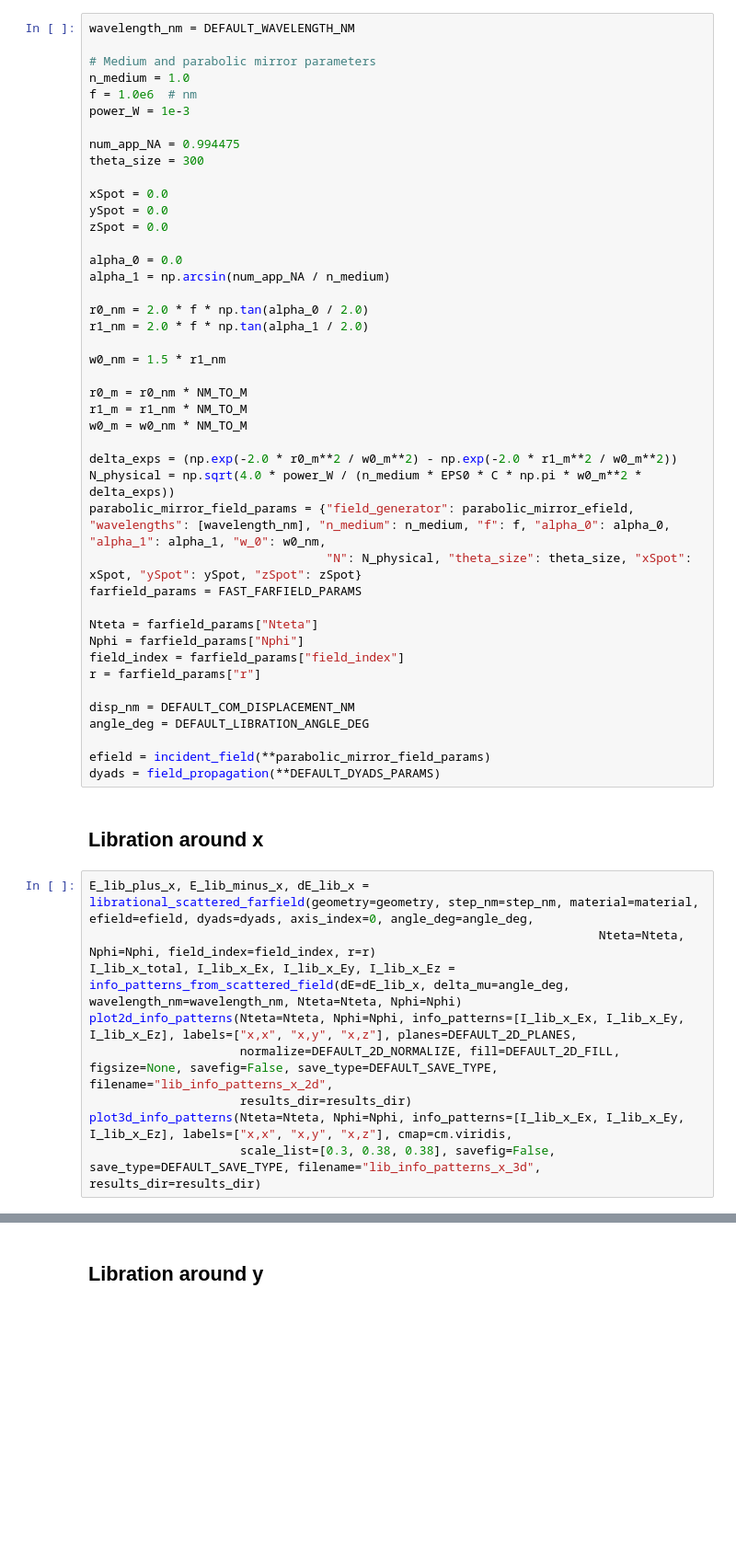
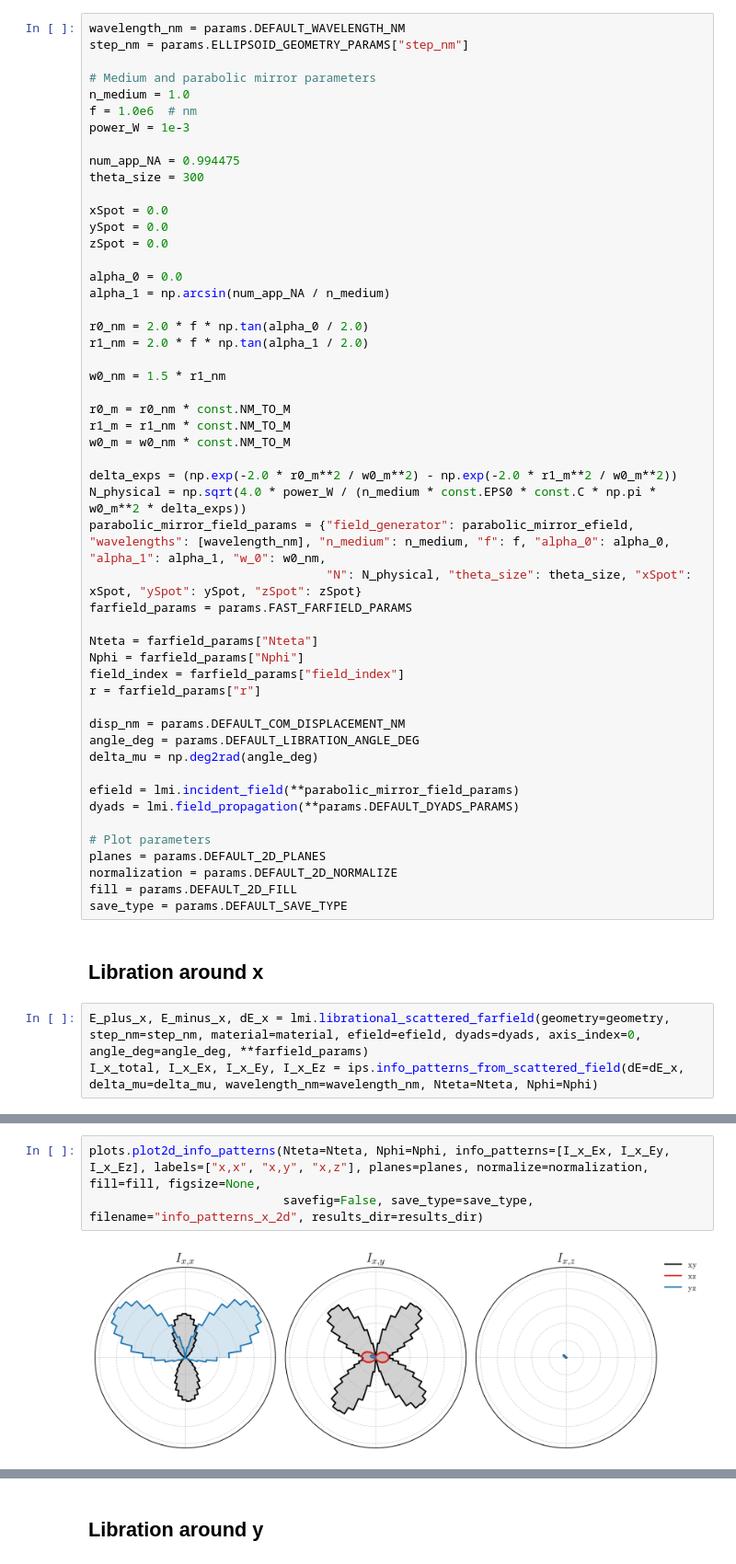
Before and after one commit to barra9408/info-patterns-repo, a Jupyter notebook: notebooks/04_arbitrary_incident_field.ipynb, the cells around one changed output, grey strips where cells are left out. Shown at 92% size. Cells and saved outputs as stored; diff of their text form; blank space fills up the shorter version.

```diff
--- a/notebooks/04_arbitrary_incident_field.ipynb
+++ b/notebooks/04_arbitrary_incident_field.ipynb
@@ -199,7 +199,8 @@ def parabolic_mirror_efield(pos: np.ndarray, env_dict: dict[str, Any], wavelengt
 # %% [markdown]
 ## Optical setup and electromagnetic propagator
 # %%
-wavelength_nm = DEFAULT_WAVELENGTH_NM
+wavelength_nm = params.DEFAULT_WAVELENGTH_NM
+step_nm = params.ELLIPSOID_GEOMETRY_PARAMS["step_nm"]
 
 # Medium and parabolic mirror parameters
 n_medium = 1.0
@@ -221,37 +222,38 @@ r1_nm = 2.0 * f * np.tan(alpha_1 / 2.0)
 
 w0_nm = 1.5 * r1_nm
 
-r0_m = r0_nm * NM_TO_M
-r1_m = r1_nm * NM_TO_M
-w0_m = w0_nm * NM_TO_M
+r0_m = r0_nm * const.NM_TO_M
+r1_m = r1_nm * const.NM_TO_M
+w0_m = w0_nm * const.NM_TO_M
 
 delta_exps = (np.exp(-2.0 * r0_m**2 / w0_m**2) - np.exp(-2.0 * r1_m**2 / w0_m**2))
-N_physical = np.sqrt(4.0 * power_W / (n_medium * EPS0 * C * np.pi * w0_m**2 * delta_exps))
+N_physical = np.sqrt(4.0 * power_W / (n_medium * const.EPS0 * const.C * np.pi * w0_m**2 * delta_exps))
 parabolic_mirror_field_params = {"field_generator": parabolic_mirror_efield, "wavelengths": [wavelength_nm], "n_medium": n_medium, "f": f, "alpha_0": alpha_0, "alpha_1": alpha_1, "w_0": w0_nm,
                                  "N": N_physical, "theta_size": theta_size, "xSpot": xSpot, "ySpot": ySpot, "zSpot": zSpot}
-farfield_params = FAST_FARFIELD_PARAMS
+farfield_params = params.FAST_FARFIELD_PARAMS
 
 Nteta = farfield_params["Nteta"]
 Nphi = farfield_params["Nphi"]
 field_index = farfield_params["field_index"]
 r = farfield_params["r"]
 
-disp_nm = DEFAULT_COM_DISPLACEMENT_NM
-angle_deg = DEFAULT_LIBRATION_ANGLE_DEG
+disp_nm = params.DEFAULT_COM_DISPLACEMENT_NM
+angle_deg = params.DEFAULT_LIBRATION_ANGLE_DEG
+delta_mu = np.deg2rad(angle_deg)
 
-efield = incident_field(**parabolic_mirror_field_params)
-dyads = field_propagation(**DEFAULT_DYADS_PARAMS)
+efield = lmi.incident_field(**parabolic_mirror_field_params)
+dyads = lmi.field_propagation(**params.DEFAULT_DYADS_PARAMS)
+
+# Plot parameters
+planes = params.DEFAULT_2D_PLANES
+normalization = params.DEFAULT_2D_NORMALIZE
+fill = params.DEFAULT_2D_FILL
+save_type = params.DEFAULT_SAVE_TYPE
 # %% [markdown]
 ## Libration around x
 # %%
-E_lib_plus_x, E_lib_minus_x, dE_lib_x = librational_scattered_farfield(geometry=geometry, step_nm=step_nm, material=material, efield=efield, dyads=dyads, axis_index=0, angle_deg=angle_deg,
-                                                                       Nteta=Nteta, Nphi=Nphi, field_index=field_index, r=r)
-I_lib_x_total, I_lib_x_Ex, I_lib_x_Ey, I_lib_x_Ez = info_patterns_from_scattered_field(dE=dE_lib_x, delta_mu=angle_deg, wavelength_nm=wavelength_nm, Nteta=Nteta, Nphi=Nphi)
-plot2d_info_patterns(Nteta=Nteta, Nphi=Nphi, info_patterns=[I_lib_x_Ex, I_lib_x_Ey, I_lib_x_Ez], labels=["x,x", "x,y", "x,z"], planes=DEFAULT_2D_PLANES,
-                     normalize=DEFAULT_2D_NORMALIZE, fill=DEFAULT_2D_FILL, figsize=None, savefig=False, save_type=DEFAULT_SAVE_TYPE, filename="lib_info_patterns_x_2d",
-                     results_dir=results_dir)
-plot3d_info_patterns(Nteta=Nteta, Nphi=Nphi, info_patterns=[I_lib_x_Ex, I_lib_x_Ey, I_lib_x_Ez], labels=["x,x", "x,y", "x,z"], cmap=cm.viridis,
-                     scale_list=[0.3, 0.38, 0.38], savefig=False, save_type=DEFAULT_SAVE_TYPE, filename="lib_info_patterns_x_3d", results_dir=results_dir)
+E_plus_x, E_minus_x, dE_x = lmi.librational_scattered_farfield(geometry=geometry, step_nm=step_nm, material=material, efield=efield, dyads=dyads, axis_index=0, angle_deg=angle_deg, **farfield_params)
+I_x_total, I_x_Ex, I_x_Ey, I_x_Ez = ips.info_patterns_from_scattered_field(dE=dE_x, delta_mu=delta_mu, wavelength_nm=wavelength_nm, Nteta=Nteta, Nphi=Nphi)
 # %% [output]
 structure initialization - automatic mesh detection: hex
 structure initialization - consistency check: 1383/1383 dipoles valid
@@ -263,0 +264,5 @@ timing for wl=1550.00nm - setup: EE 83.4ms, inv.: 831.7ms, repropa.: 135.1ms (1
+# %%
+plots.plot2d_info_patterns(Nteta=Nteta, Nphi=Nphi, info_patterns=[I_x_Ex, I_x_Ey, I_x_Ez], labels=["x,x", "x,y", "x,z"], planes=planes, normalize=normalization, fill=fill, figsize=None,
+                           savefig=False, save_type=save_type, filename="info_patterns_x_2d", results_dir=results_dir)
+# %% [output]
+[figure, added]
```
Also changed, not shown: parts of 13 cells of this notebook, 13 other files.
